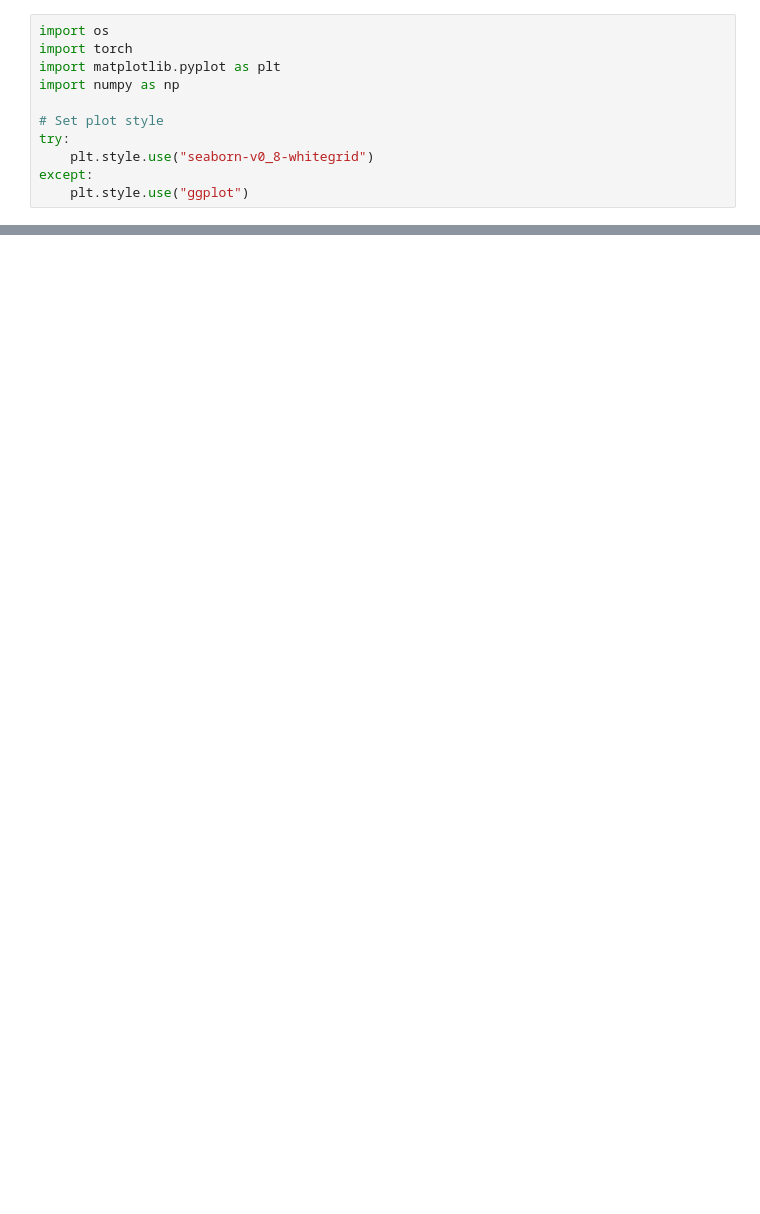
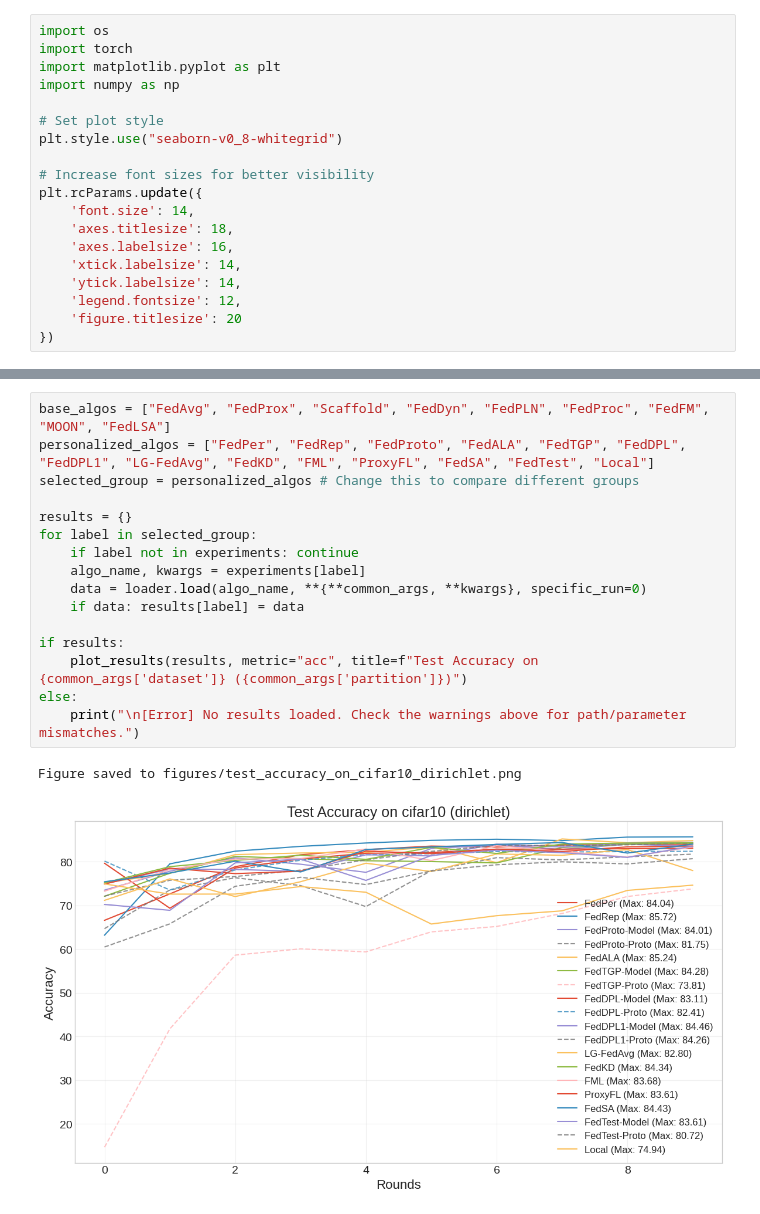
Before and after one commit to haifeng-dai/fl, a Jupyter notebook: plot/results_analysis.ipynb, the cells around one changed output, grey strips where cells are left out. Cells and saved outputs as stored; diff of their text form; blank space fills up the shorter version.

```diff
--- a/plot/results_analysis.ipynb
+++ b/plot/results_analysis.ipynb
@@ -8,7 +5,15 @@ import matplotlib.pyplot as plt
 import numpy as np
 
 # Set plot style
-try:
-    plt.style.use("seaborn-v0_8-whitegrid")
-except:
-    plt.style.use("ggplot")
+plt.style.use("seaborn-v0_8-whitegrid")
+
+# Increase font sizes for better visibility
+plt.rcParams.update({
+    'font.size': 14,
+    'axes.titlesize': 18,
+    'axes.labelsize': 16,
+    'xtick.labelsize': 14,
+    'ytick.labelsize': 14,
+    'legend.fontsize': 12,
+    'figure.titlesize': 20
+})
@@ -381,0 +171,19 @@ Figure saved to figures/test_accuracy_on_cifar10_(dirichlet).png
+# %%
+base_algos = ["FedAvg", "FedProx", "Scaffold", "FedDyn", "FedPLN", "FedProc", "FedFM", "MOON", "FedLSA"]
+personalized_algos = ["FedPer", "FedRep", "FedProto", "FedALA", "FedTGP", "FedDPL", "FedDPL1", "LG-FedAvg", "FedKD", "FML", "ProxyFL", "FedSA", "FedTest", "Local"]
+selected_group = personalized_algos # Change this to compare different groups
+
+results = {}
+for label in selected_group:
+    if label not in experiments: continue
+    algo_name, kwargs = experiments[label]
+    data = loader.load(algo_name, **{**common_args, **kwargs}, specific_run=0)
+    if data: results[label] = data
+
+if results:
+    plot_results(results, metric="acc", title=f"Test Accuracy on {common_args['dataset']} ({common_args['partition']})")
+else:
+    print("\n[Error] No results loaded. Check the warnings above for path/parameter mismatches.")
+# %% [output]
+Figure saved to figures/test_accuracy_on_cifar10_dirichlet.png
+[figure, added]
```
Also changed, not shown: parts of 7 cells of this notebook, 32 other files.
